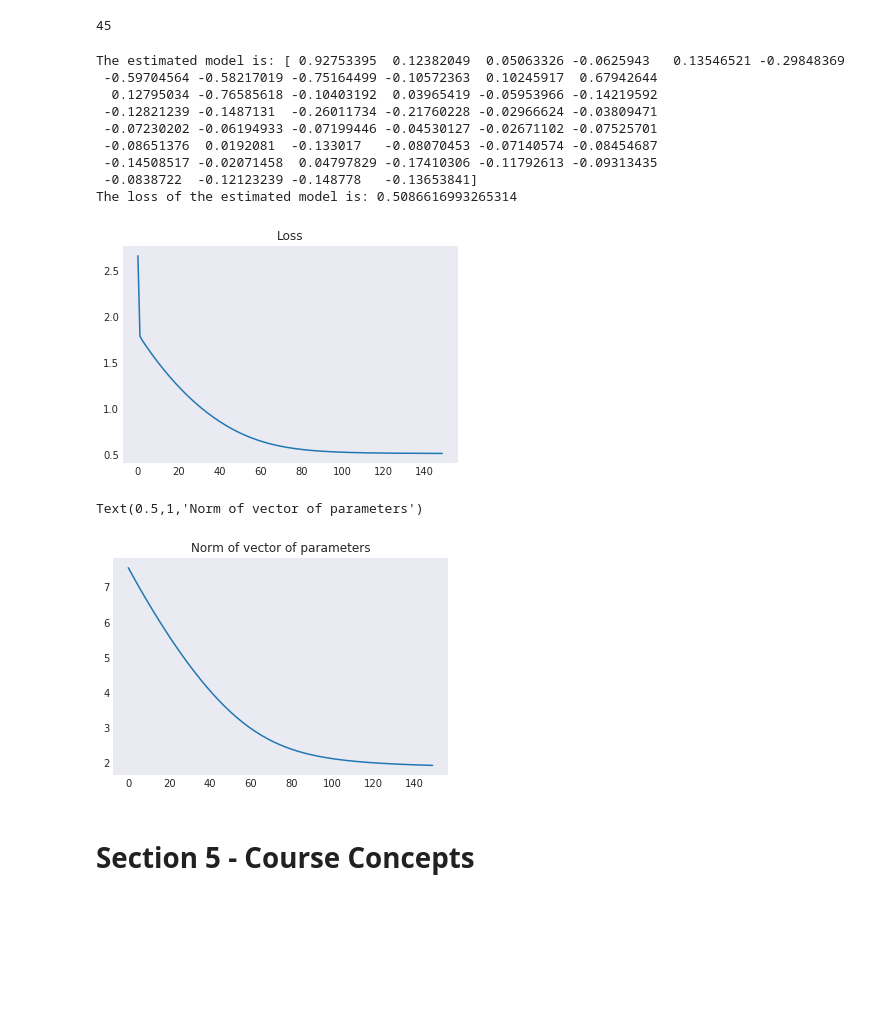
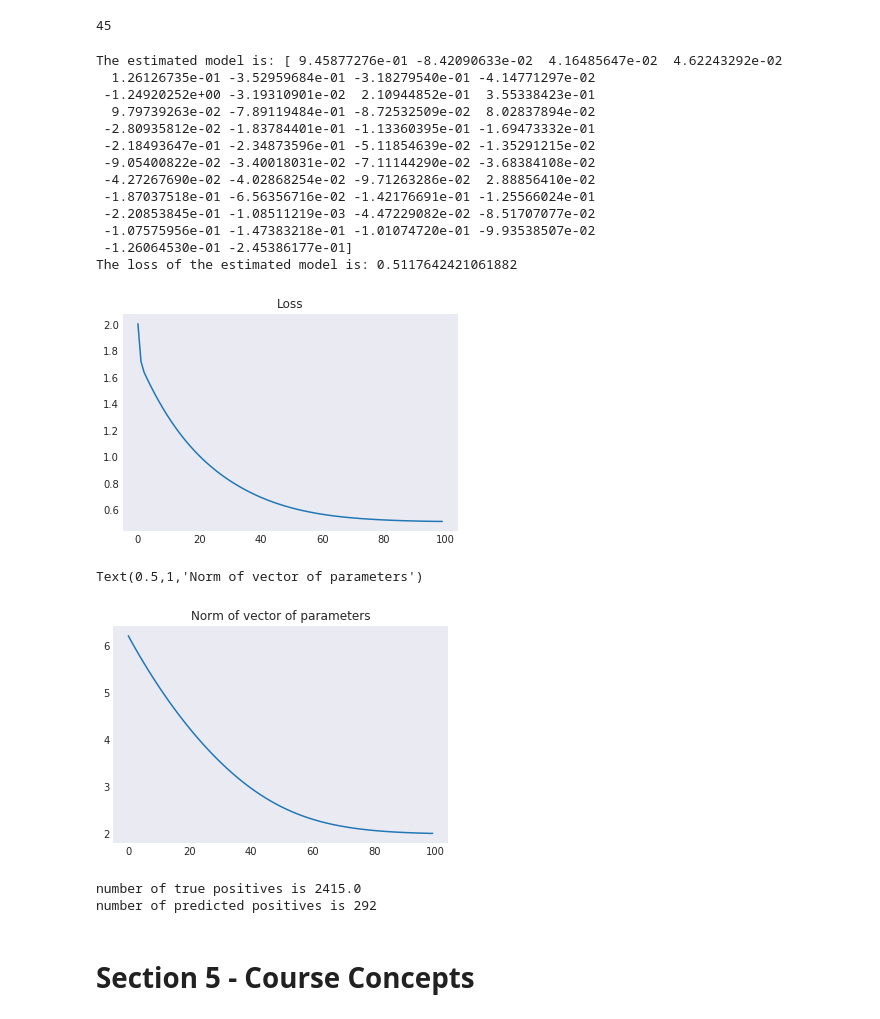
Before and after one commit to vnagapudi/W261_Final_Project, a Jupyter notebook: final_project_SID_LUCA.ipynb, the cells around one changed output. Saved outputs shown, nothing was run; the diff lists cells and outputs as text; code cells hidden in the pictures; blank space fills up the shorter version.

```diff
--- a/final_project_SID_LUCA.ipynb
+++ b/final_project_SID_LUCA.ipynb
@@ -645,7 +645,7 @@ BASELINE = np.random.randn(numb_features + 1)
 # %% [output]
 429
 # %%
-nSteps = 50
+nSteps = 200
 learningRate = 1.0
 regType = None
 regParam = 0.1
@@ -835,53 +842,64 @@ BASELINE = np.random.randn(numb_features + 1)
 # %% [output]
 45
 # %%
-nSteps = 150
+nSteps = 100
 learningRate = 0.5
 regType = None
-regParam = 0.1
+regParam = 0.05
 
 Loss_save = []
 Model_norm = []
 #broadcast model
 model = BASELINE #model = sc.broadcast(BASELINE) #substitute this line with the comment when deploying it on the cloud
 for idx in range(nSteps):
     #print("----------")
     #print(f"STEP: {idx+1}")
 
     # compute loss
     loss = LogLoss(numPlusCatRdd2, model, regType=regType, regParam=regParam)
     # update model parameters
     model = GDUpdate(numPlusCatRdd2, model, regType=regType, regParam=regParam, learningRate=learningRate)
 
     #store results
     Loss_save.append(loss)
     Model_norm.append(np.linalg.norm(model))
 
     #broadcast model
     #model = sc.broadcast(model) #uncomment this line when deploying it on the cloud
 
 print(f"The estimated model is: {model}")
 print(f"The loss of the estimated model is: {loss}")
 print()
 print()
 plt.plot(Loss_save)
 plt.title('Loss')
 plt.show()
 plt.plot(Model_norm)
 plt.title('Norm of vector of parameters')
 # %% [output]
-The estimated model is: [ 0.92753395  0.12382049  0.05063326 -0.0625943   0.13546521 -0.29848369
- -0.59704564 -0.58217019 -0.75164499 -0.10572363  0.10245917  0.67942644
-  0.12795034 -0.76585618 -0.10403192  0.03965419 -0.05953966 -0.14219592
- -0.12821239 -0.1487131  -0.26011734 -0.21760228 -0.02966624 -0.03809471
- -0.07230202 -0.06194933 -0.07199446 -0.04530127 -0.02671102 -0.07525701
- -0.08651376  0.0192081  -0.133017   -0.08070453 -0.07140574 -0.08454687
- -0.14508517 -0.02071458  0.04797829 -0.17410306 -0.11792613 -0.09313435
- -0.0838722  -0.12123239 -0.148778   -0.13653841]
-The loss of the estimated model is: 0.5086616993265314
+The estimated model is: [ 9.45877276e-01 -8.42090633e-02  4.16485647e-02  4.62243292e-02
+  1.26126735e-01 -3.52959684e-01 -3.18279540e-01 -4.14771297e-02
+ -1.24920252e+00 -3.19310901e-02  2.10944852e-01  3.55338423e-01
+  9.79739263e-02 -7.89119484e-01 -8.72532509e-02  8.02837894e-02
+ -2.80935812e-02 -1.83784401e-01 -1.13360395e-01 -1.69473332e-01
+ -2.18493647e-01 -2.34873596e-01 -5.11854639e-02 -1.35291215e-02
+ -9.05400822e-02 -3.40018031e-02 -7.11144290e-02 -3.68384108e-02
+ -4.27267690e-02 -4.02868254e-02 -9.71263286e-02  2.88856410e-02
+ -1.87037518e-01 -6.56356716e-02 -1.42176691e-01 -1.25566024e-01
+ -2.20853845e-01 -1.08511219e-03 -4.47229082e-02 -8.51707077e-02
+ -1.07575956e-01 -1.47383218e-01 -1.01074720e-01 -9.93538507e-02
+ -1.26064530e-01 -2.45386177e-01]
+The loss of the estimated model is: 0.5117642421061882
-[figure, old version]
+[figure, new version]
 Text(0.5,1,'Norm of vector of parameters')
-[figure, old version]
+[figure, new version]
+# %%
+print(f'number of true positives is {numPlusCatRdd2.map(lambda x: x[0]).sum()}')
+res = makePrediction(numPlusCatRdd2, model).cache()
+print(f'number of predicted positives is {res.sum()}')
+# %% [output]
+number of true positives is 2415.0
+number of predicted positives is 292
 # %% [markdown]
 # __Section 5__ - Course Concepts
 # %% [markdown]
```
Also changed, not shown: parts of 3 cells of this notebook.
